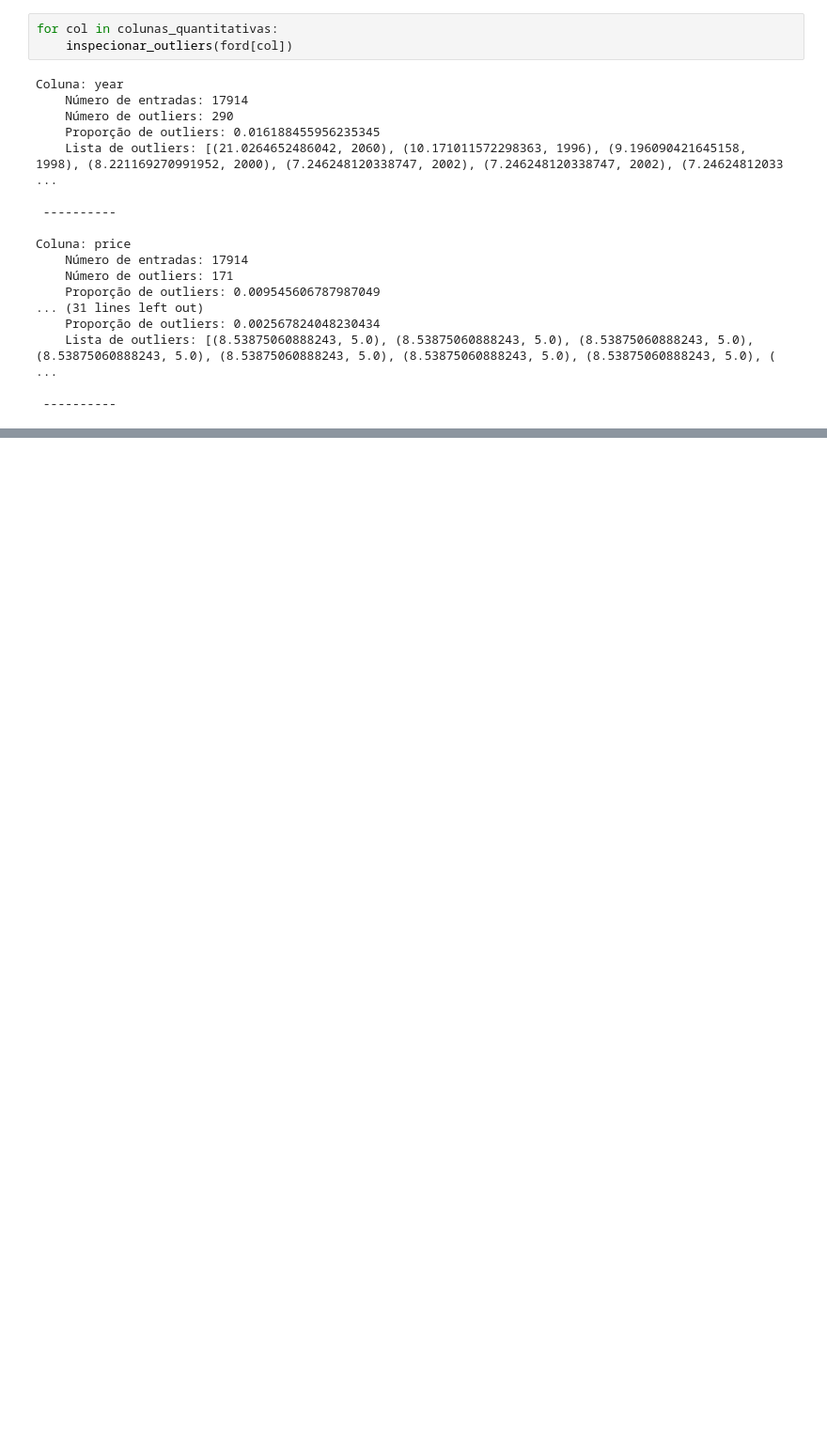
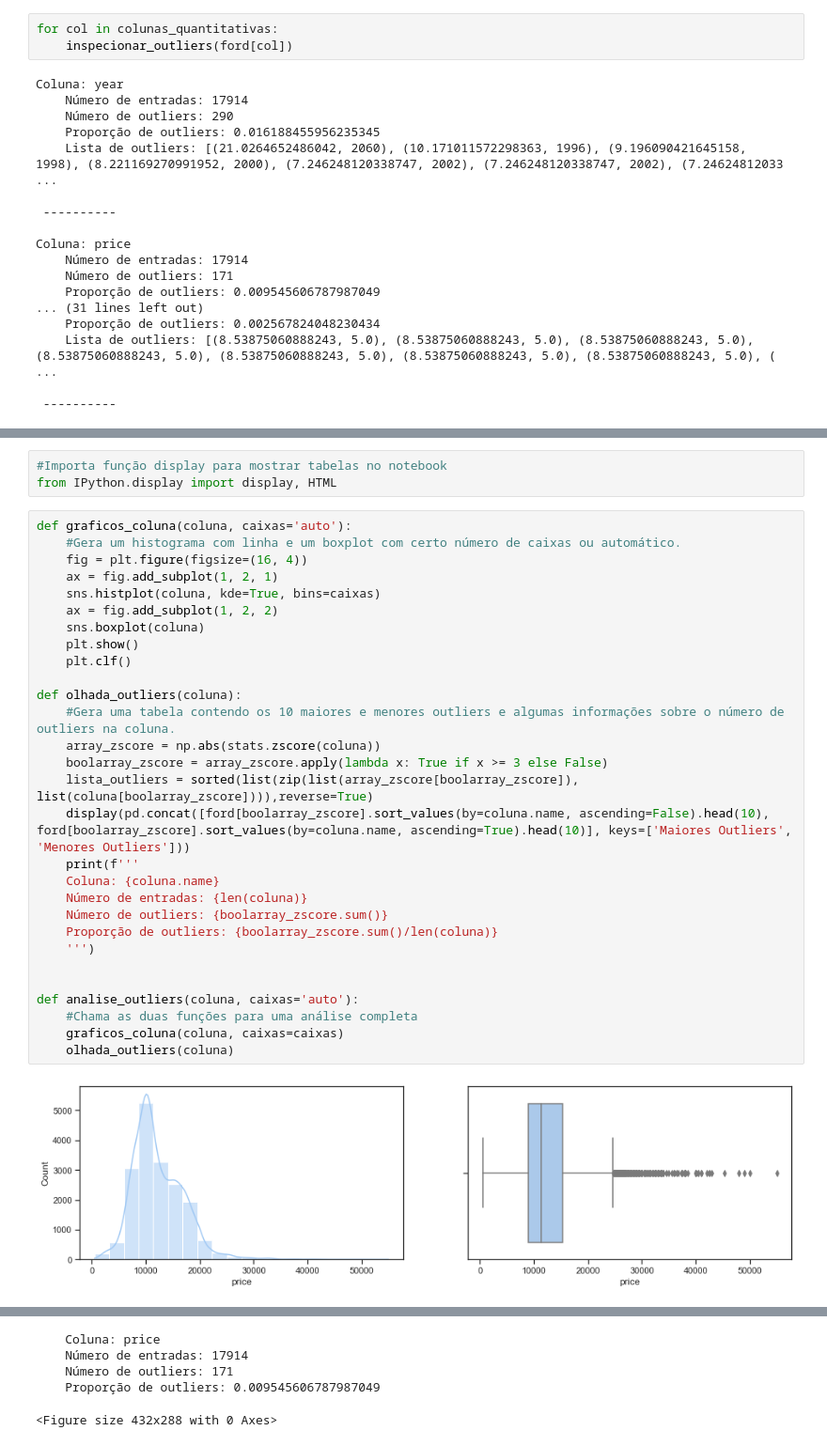
Before and after one commit to pedro-sgr/projeto-mep, a Jupyter notebook: mep.ipynb, the cells around one changed output, grey strips where cells are left out. Shown: that part at 94% size. Saved outputs shown, nothing was run; the diff lists cells and outputs as text; blank space fills up the shorter version.

```diff
--- a/mep.ipynb
+++ b/mep.ipynb
@@ -166,0 +181,34 @@ Coluna: price
+# %%
+#Importa função display para mostrar tabelas no notebook
+from IPython.display import display, HTML
+# %%
+def graficos_coluna(coluna, caixas='auto'):
+    #Gera um histograma com linha e um boxplot com certo número de caixas ou automático.
+    fig = plt.figure(figsize=(16, 4))
+    ax = fig.add_subplot(1, 2, 1)
+    sns.histplot(coluna, kde=True, bins=caixas)
+    ax = fig.add_subplot(1, 2, 2)
+    sns.boxplot(coluna)
+    plt.show()
+    plt.clf()
+
+def olhada_outliers(coluna):
+    #Gera uma tabela contendo os 10 maiores e menores outliers e algumas informações sobre o número de outliers na coluna.
+    array_zscore = np.abs(stats.zscore(coluna))
+    boolarray_zscore = array_zscore.apply(lambda x: True if x >= 3 else False)
+    lista_outliers = sorted(list(zip(list(array_zscore[boolarray_zscore]), list(coluna[boolarray_zscore]))),reverse=True)
+    display(pd.concat([ford[boolarray_zscore].sort_values(by=coluna.name, ascending=False).head(10), ford[boolarray_zscore].sort_values(by=coluna.name, ascending=True).head(10)], keys=['Maiores Outliers', 'Menores Outliers']))
+    print(f'''
+    Coluna: {coluna.name}
+    Número de entradas: {len(coluna)}
+    Número de outliers: {boolarray_zscore.sum()}
+    Proporção de outliers: {boolarray_zscore.sum()/len(coluna)}
+    ''')
+
+
+def analise_outliers(coluna, caixas='auto'):
+    #Chama as duas funções para uma análise completa
+    graficos_coluna(coluna, caixas=caixas)
+    olhada_outliers(coluna)
+# %% [output]
+[figure, added]
@@ -166,0 +232,5 @@ Coluna: price
+    Coluna: price
+    Número de entradas: 17914
+    Número de outliers: 171
+    Proporção de outliers: 0.009545606787987049
+<Figure size 432x288 with 0 Axes>
```
Also changed, not shown: parts of 33 cells of this notebook.
